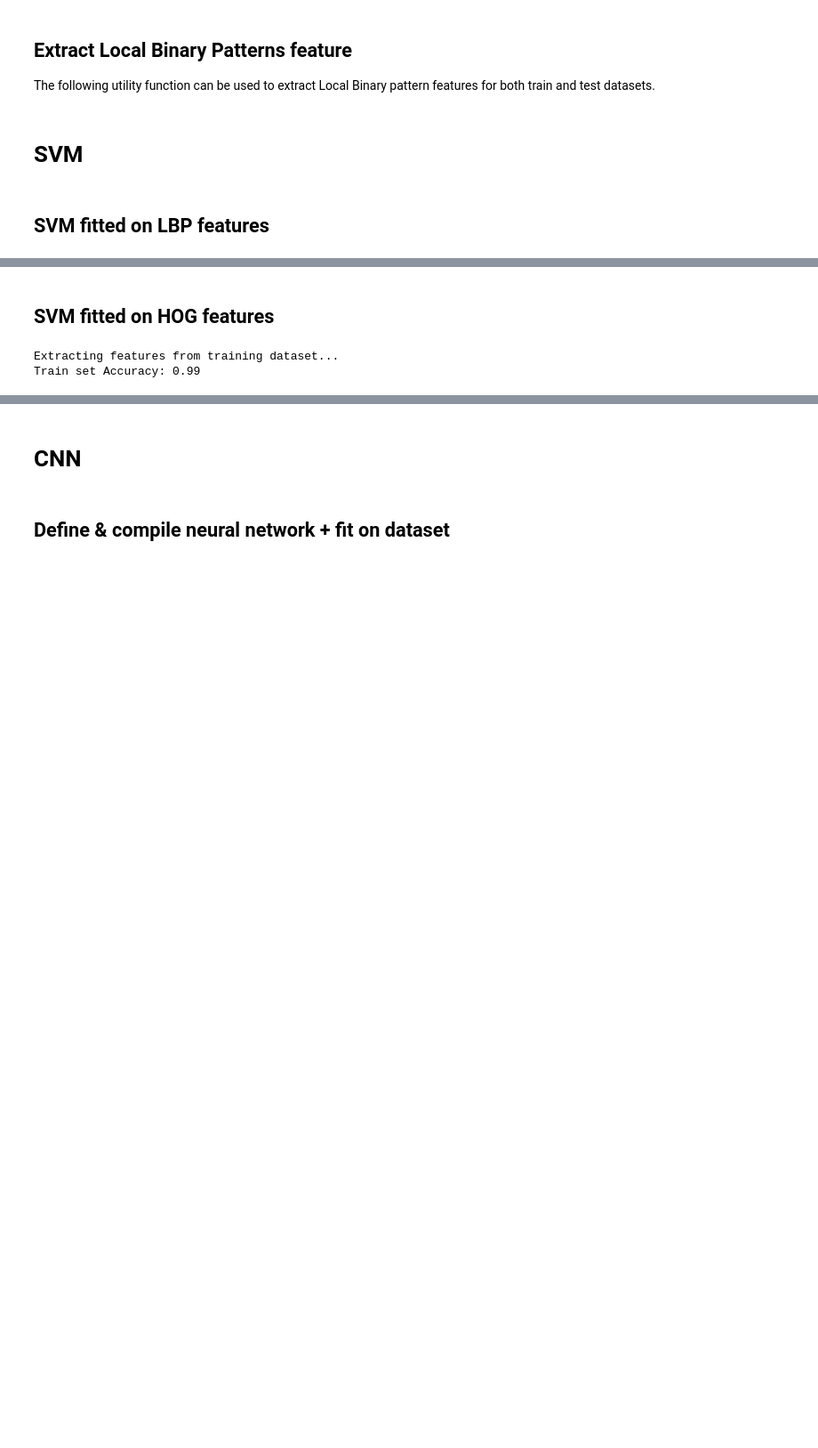
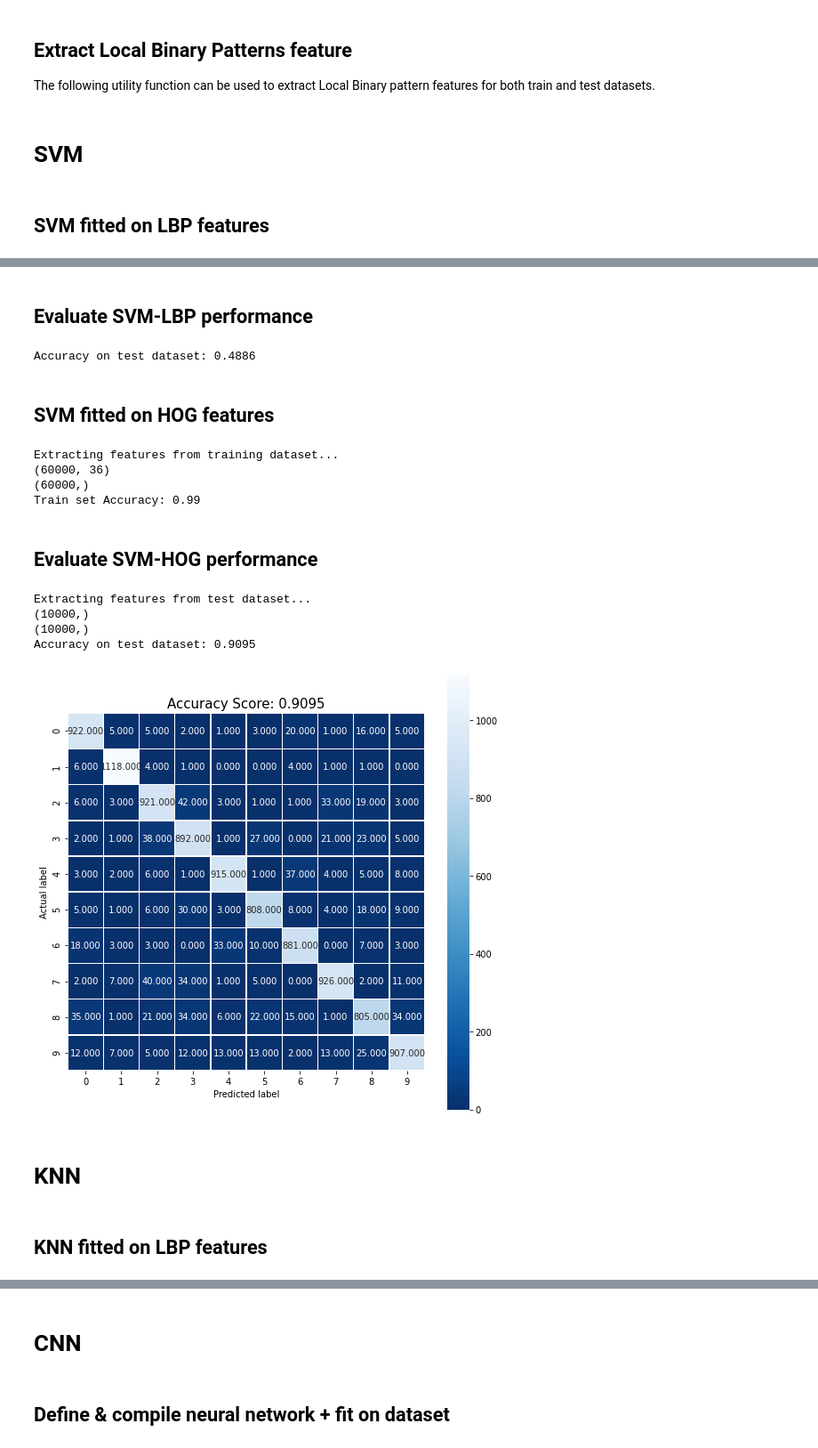
Before and after one commit to patricksabry1/42028-Deep-Learning, a Jupyter notebook: 42028_Assignment_1.ipynb, the cells around one changed output, grey strips where cells are left out. Shown at 89% size. Saved outputs shown, nothing was run; the diff lists cells and outputs as text; code cells hidden in the pictures; blank space fills up the shorter version.

```diff
--- a/42028_Assignment_1.ipynb
+++ b/42028_Assignment_1.ipynb
@@ -202,11 +202,84 @@ Train set Accuracy: 0.46
+# %% [markdown]
+## Evaluate SVM-LBP performance
+# %%
+desc = LocalBinaryPatterns(24, 8)
+predictions=[]
+predict_label=[]
+
+# Exract LBP features for each test sample and classify it with the trained SVM classifier
+for i in range(len(X_test)):
+  image = X_test[i]
+  # Extract LBP feature
+  histo = desc.LBPfeatures(image)
+  # Perform classification
+  prediction = model.predict(histo.reshape(1, -1))
+  # Store the classfication result
+  predictions.append(prediction)
+  predict_label.append(y_test[i])
+
+
+accuracy = metrics.accuracy_score(y_test, predictions)
+print("Accuracy on test dataset: " + str(accuracy))
+# %% [output]
+Accuracy on test dataset: 0.4886
 # %% [markdown]
 ## SVM fitted on HOG features
 # %%
 hog_train, hog_labels_train = getHOG(X_train, y_train)
-model = svm.SVC(kernel='rbf',C=100.0, random_state=42) # rbf Kernel
+
+print(np.shape(hog_train))
+print(np.shape(hog_labels_train))
+
+model = svm.SVC(kernel='rbf', C=100.0, random_state=42) # rbf Kernel
 model.fit(hog_train, hog_labels_train)
 
 print("Train set Accuracy: {:.2f}".format(model.score(hog_train, hog_labels_train)))
 # %% [output]
 Extracting features from training dataset...
+(60000, 36)
+(60000,)
 Train set Accuracy: 0.99
+# %% [markdown]
+## Evaluate SVM-HOG performance
+# %%
+# initialize the data matrix and labels
+print("Extracting features from test dataset...")
+predict_test = []
+hog_labels_test = []
+hog_test=[]
+# loop over the training images
+for img_ind in range(len(X_test)):
+  # load the image, and extract HOG features
+  img=X_test[img_ind]
+  H = feature.hog(img, orientations=9, pixels_per_cell=(10, 10),
+                  cells_per_block=(2, 2), transform_sqrt=True, block_norm="L2-Hys")
+  pred = model.predict(H.reshape(1, -1))[0]
+  # update the data and labels
+  predict_test.append(pred)
+  hog_test.append(H)
+
+  hog_labels_test.append(y_test[img_ind])
+
+# Test set Accuracy
+accuracy = metrics.accuracy_score(y_test, predict_test)
+print("Accuracy on test dataset:",accuracy)
+
+# plot the confusion matrix
+cm  = metrics.confusion_matrix(y_test, predict_test)
+
+plt.figure(figsize=(9,9))
+sns.heatmap(cm, annot=True, fmt=".3f", linewidths=.5, square = True, cmap = 'Blues_r');
+plt.ylabel('Actual label');
+plt.xlabel('Predicted label');
+all_sample_title = 'Accuracy Score: {0}'.format(accuracy)
+plt.title(all_sample_title, size = 15);
+# %% [output]
+Extracting features from test dataset...
+(10000,)
+(10000,)
+Accuracy on test dataset: 0.9095
+[figure, added]
+# %% [markdown]
+# KNN
+# %% [markdown]
+## KNN fitted on LBP features
```
Also changed, not shown: parts of 5 cells of this notebook.
